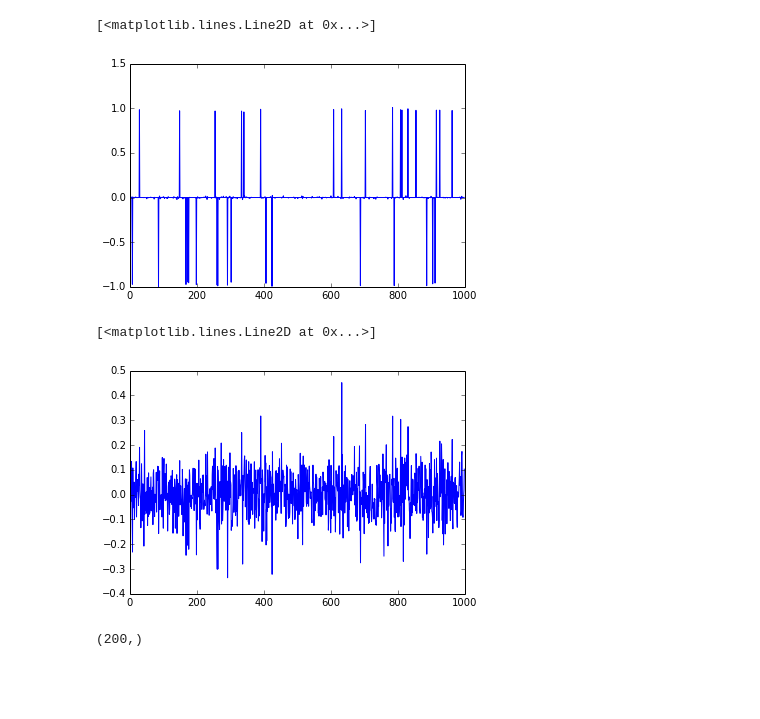
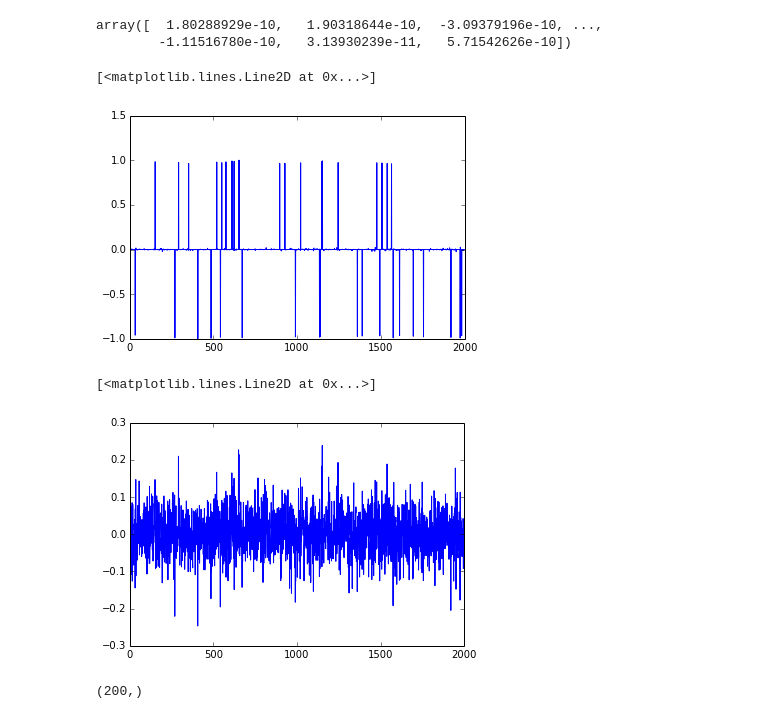
Before and after one commit to ajfriend/cvxpy_examples, a Jupyter notebook: sparse_regression.ipynb, the cells around one changed output. Saved outputs shown, nothing was run; the diff lists cells and outputs as text; code cells hidden in the pictures; blank space fills up the shorter version.

```diff
--- a/sparse_regression.ipynb
+++ b/sparse_regression.ipynb
@@ -3,10 +3,11 @@ import cvxpy as cp
 import numpy as np
 import math
 
-
-n = 1000
+n = 2000
 nnz = 5*int(math.ceil(math.log(n)))
 m = int(math.ceil(nnz*math.log(n)))
+
+print "%d %d %d"%(m,n,nnz)
 
 A = np.random.randn(m,n)
 x = np.zeros(n)
@@ -19,7 +20,13 @@ for i in np.random.random_integers(0,n-1,nnz):
 xstar = x
 b = A.dot(x)
 gamma = .02*b.std()
-b += gamma*np.random.randn(m)
+v = gamma*np.random.randn(m)
+b += v
+
+print "gamma is %f"%(gamma,)
+print "var of Ax %f"%((A.dot(x).var()),)
+print "var of v %f"%((v.var()),)
+print "snr %d"%(A.dot(x).var()/v.var())
 
 #gamma = .1
 
@@ -68,13 +80,18 @@ plt.plot(x,xstar)
+# %%
+x1
+# %% [output]
+array([  1.80288929e-10,   1.90318644e-10,  -3.09379196e-10, ...,
+        -1.11516780e-10,   3.13930239e-11,   5.71542626e-10])
 # %%
-plt.plot(x,x1)
+plt.plot(range(len(x1)),x1)
 # %% [output]
 [<matplotlib.lines.Line2D at 0x...>]
-[figure, old version]
+[figure, new version]
 # %%
-plt.plot(x,x2)
+plt.plot(range(len(x2)),x2)
 # %% [output]
 [<matplotlib.lines.Line2D at 0x...>]
-[figure, old version]
+[figure, new version]
 # %%
 b.shape
 # %% [output]
```
Also changed, not shown: parts of 4 cells of this notebook, 8 other files.
